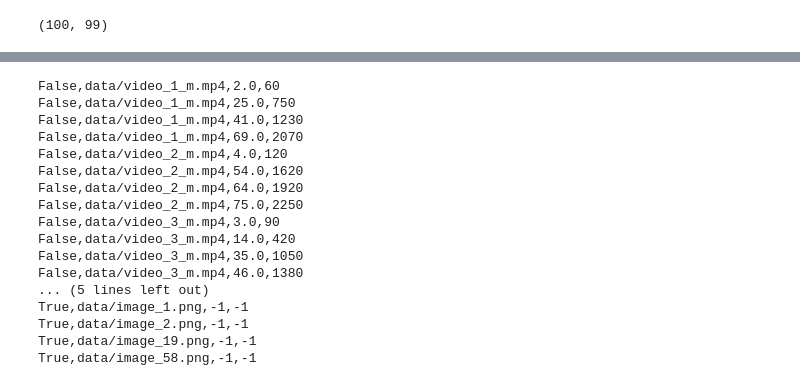
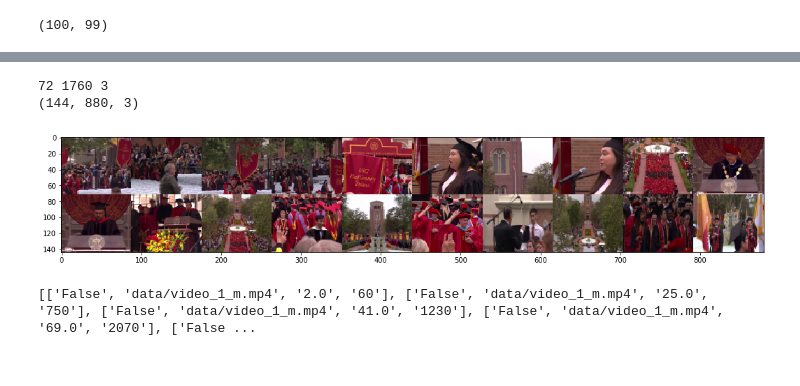
Before and after one commit to rhnkrnwt/Video-Synopsis, a Jupyter notebook: video_scene_detector.ipynb, the cells around one changed output, grey strips where cells are left out. Cells and saved outputs as stored; diff of their text form; code cells hidden in the pictures.

```diff
--- a/video_scene_detector.ipynb
+++ b/video_scene_detector.ipynb
@@ -384 +389,15 @@ plt.show()
+# %%
+nH, nW, nC = final.shape
+print(nH, nW, nC)
+final2 = np.uint8(np.zeros((nH*2, int(nW/2), nC)))
+final2[:nH,:,:] = final[:,:int(nW/2),:]
+final2[nH:,:,:] = final[:,int(nW/2):,:]
+print(final2.shape)
+plt.figure(figsize=(18,10))
+plt.imshow(final2)
+plt.show()
+# %% [output]
+72 1760 3
+(144, 880, 3)
+[figure, added]
 # %%
@@ -386,27 +405,14 @@ im = IM.fromarray(final)
 im.save('synopsis.png')
 # %%
-for i in metadata:
-    print(i)
+metadata2 = [i.split(',') for i in metadata]
+print(metadata2)
+f2 = open('metadata.pkl', 'wb')
+pkl.dump(metadata, f2)
+f2.close()
 f = open('metadata.csv', 'w')
 for i in metadata:
     f.write(i+'\n')
 f.close()
 # %% [output]
-False,data/video_1_m.mp4,2.0,60
-False,data/video_1_m.mp4,25.0,750
-False,data/video_1_m.mp4,41.0,1230
-False,data/video_1_m.mp4,69.0,2070
-False,data/video_2_m.mp4,4.0,120
-False,data/video_2_m.mp4,54.0,1620
-False,data/video_2_m.mp4,64.0,1920
-False,data/video_2_m.mp4,75.0,2250
-False,data/video_3_m.mp4,3.0,90
-False,data/video_3_m.mp4,14.0,420
-False,data/video_3_m.mp4,35.0,1050
-False,data/video_3_m.mp4,46.0,1380
-... (5 lines left out)
-True,data/image_1.png,-1,-1
-True,data/image_2.png,-1,-1
-True,data/image_19.png,-1,-1
-True,data/image_58.png,-1,-1
+[['False', 'data/video_1_m.mp4', '2.0', '60'], ['False', 'data/video_1_m.mp4', '25.0', '750'], ['False', 'data/video_1_m.mp4', '41.0', '1230'], ['False', 'data/video_1_m.mp4', '69.0', '2070'], ['False ...
 # %%
```
Also changed, not shown: parts of 4 cells of this notebook, 8 other files.
